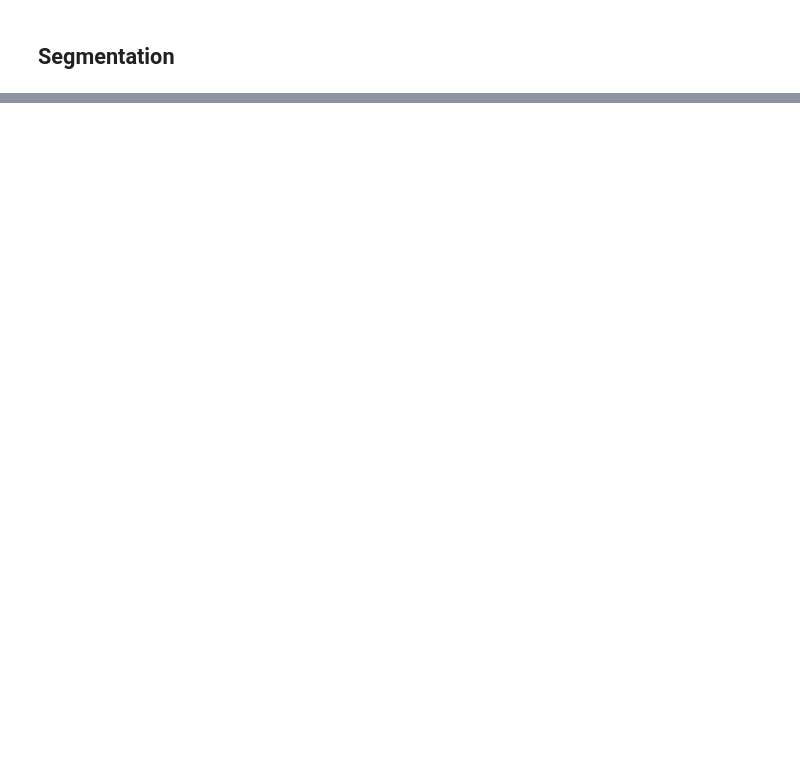
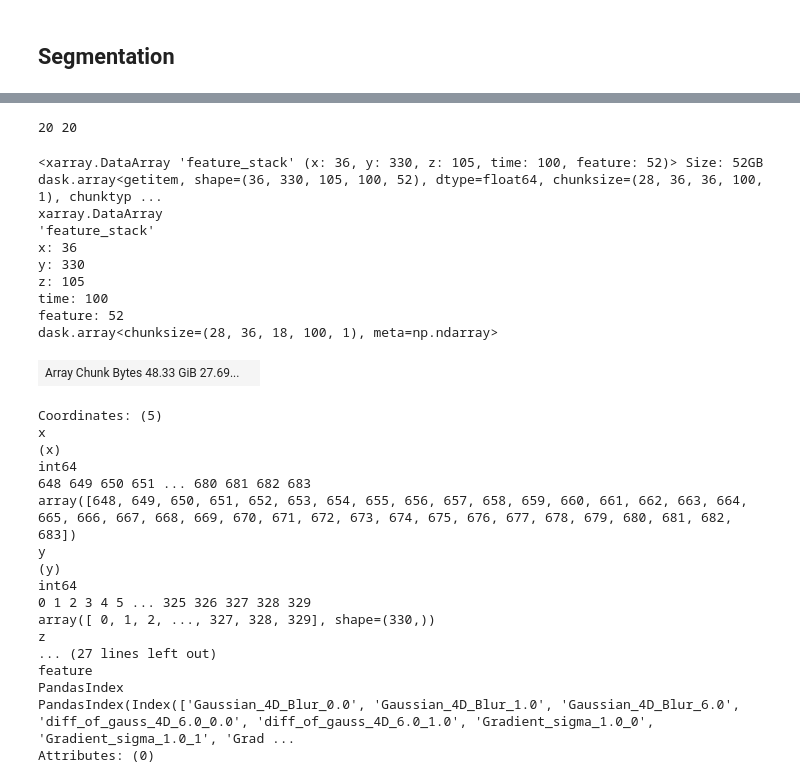
Before and after one commit to Pescatore23/pytrainseg, a Jupyter notebook: V2_example_notebook.ipynb, the cells around one changed output, grey strips where cells are left out. Drawn from its saved outputs; the diff is of its cells as text; code cells hidden in the pictures; blank space fills up the shorter version.

```diff
--- a/V2_example_notebook.ipynb
+++ b/V2_example_notebook.ipynb
@@ -713,0 +712,72 @@ features_to_use
+# %%
+def round_up(val, dec=1):
+    rval = np.round(val, dec)
+    if rval < val:
+        rval = rval+10**(-dec)
+    rval = np.round(rval, dec) # to get rid of floating point uncertainties
+    return rval
+
+def calculate_part(part):
+    if type(part) is not np.ndarray:
+        fut = client.scatter(part)
+        fut = fut.result()
+        fut = fut.compute()
+        part = fut
+    return part
+
+def get_the_client_back(client):
+    try:
+        client.restart()
+    except:
+        client = reboot_client(client)
+    if not len(client.cluster.workers)>1:
+        client = reboot_client(client)
+    return client
+# %%
+dim1 = 36#better use multiple of chunk size !?  <-- tune this parameter to minimize imax, jmax and the size of the result
+
+shp = feat.shape[:-1]
+
+# aspect ratio
+dimsize = np.sort(shp[:-1] )
+aspect = round_up(dimsize[-1]/dimsize[-2])
+
+# check length of loops to process entire dataset, estimate size of obtained sub-feature to avoid out-of-memory issues
+
+dim2 = int(round_up(aspect*dim1, 0))
+jmax = int(round_up(dimsize[-2]/dim1, 0))
+imax = int(round_up(dimsize[-1]/dim2, 0))
+
+i = imax -2
+j = jmax -2
+print(imax,jmax)
+feat[i*dim1:(i+1)*dim1,:,j*dim2:(j+1)*dim2,:,:]
+# %% [output]
+20 20
+<xarray.DataArray 'feature_stack' (x: 36, y: 330, z: 105, time: 100, feature: 52)> Size: 52GB dask.array<getitem, shape=(36, 330, 105, 100, 52), dtype=float64, chunksize=(28, 36, 36, 100, 1), chunktyp ...
+xarray.DataArray
+'feature_stack'
+x: 36
+y: 330
+z: 105
+time: 100
+feature: 52
+dask.array<chunksize=(28, 36, 18, 100, 1), meta=np.ndarray>
+| Array Chunk Bytes 48.33 GiB 27.69... |  |
+Coordinates: (5)
+x
+(x)
+int64
+648 649 650 651 ... 680 681 682 683
+array([648, 649, 650, 651, 652, 653, 654, 655, 656, 657, 658, 659, 660, 661, 662, 663, 664, 665, 666, 667, 668, 669, 670, 671, 672, 673, 674, 675, 676, 677, 678, 679, 680, 681, 682, 683])
+y
+(y)
+int64
+0 1 2 3 4 5 ... 325 326 327 328 329
+array([ 0, 1, 2, ..., 327, 328, 329], shape=(330,))
+z
+... (27 lines left out)
+feature
+PandasIndex
+PandasIndex(Index(['Gaussian_4D_Blur_0.0', 'Gaussian_4D_Blur_1.0', 'Gaussian_4D_Blur_6.0', 'diff_of_gauss_4D_6.0_0.0', 'diff_of_gauss_4D_6.0_1.0', 'Gradient_sigma_1.0_0', 'Gradient_sigma_1.0_1', 'Grad ...
+Attributes: (0)
```
Also changed, not shown: parts of 27 cells of this notebook.
